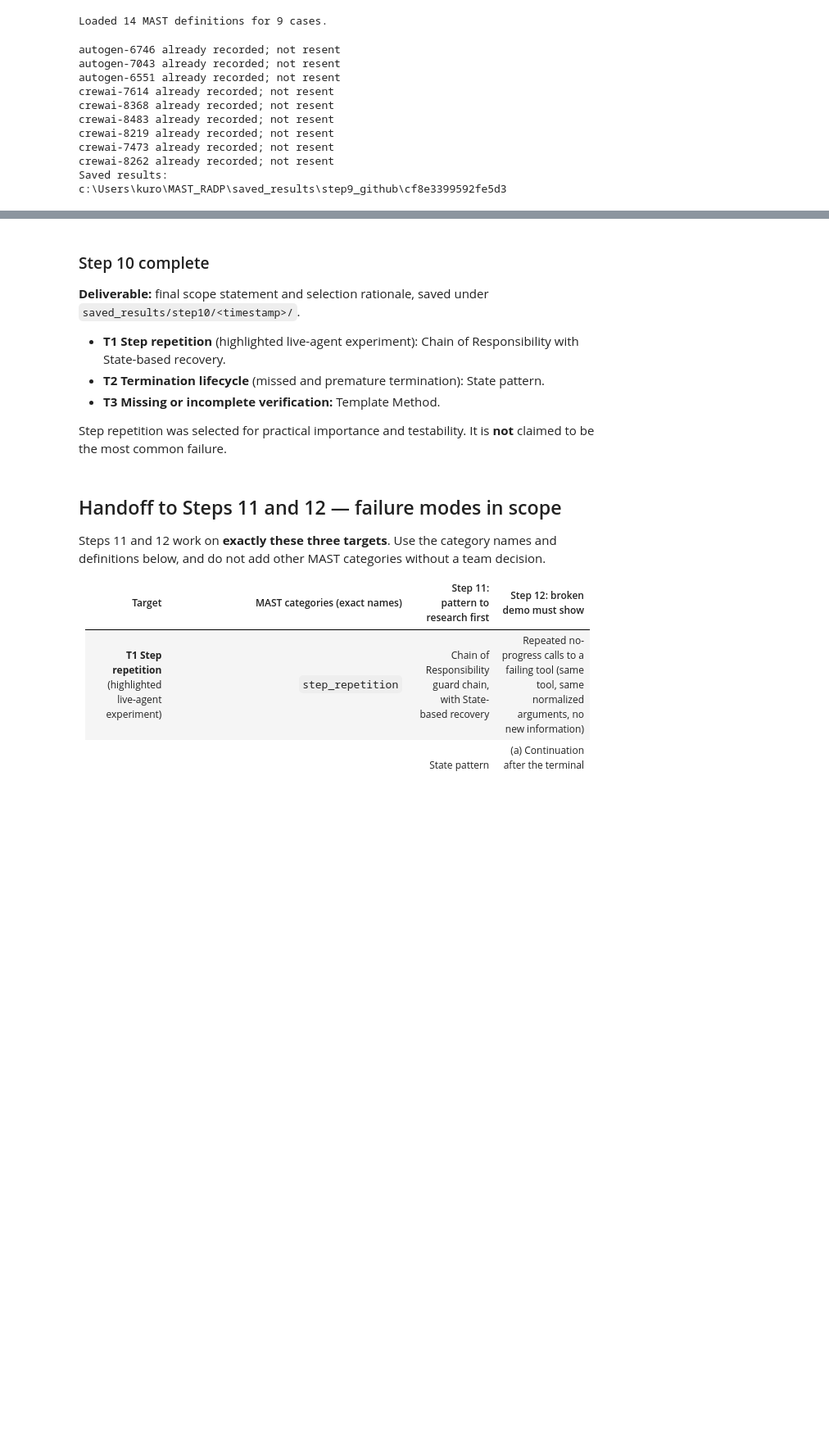
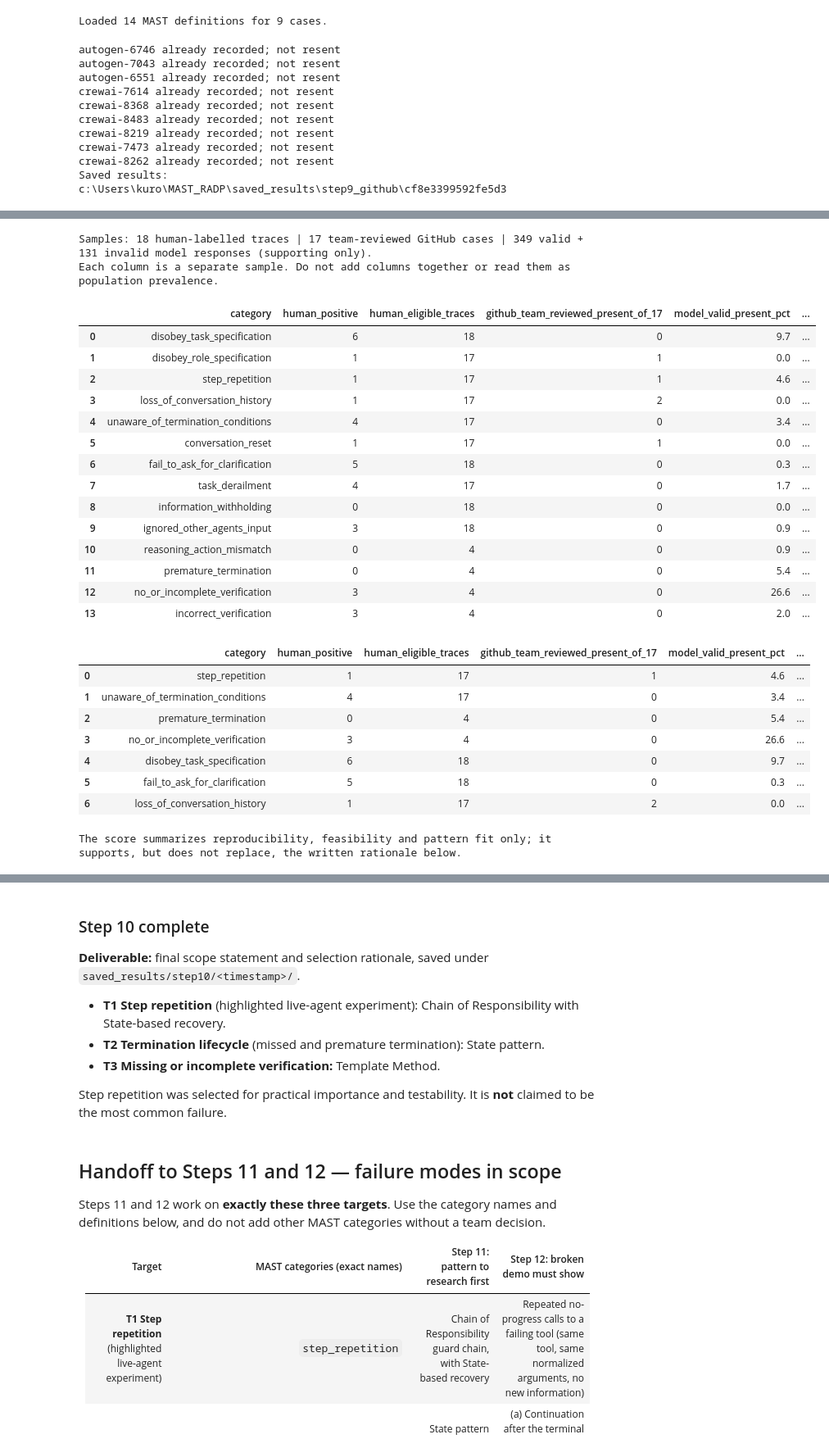
Before and after one commit to RyanChang0369/MAST_RADP, a Jupyter notebook: llm_judge_pipeline.ipynb, the cells around one changed output, grey strips where cells are left out. Shown at 82% size. Saved outputs shown, nothing was run; the diff lists cells and outputs as text; code cells hidden in the pictures; blank space fills up the shorter version.

Commit message:
Integrate all 17 GitHub cases into Step 10 evidence

```diff
--- a/llm_judge_pipeline.ipynb
+++ b/llm_judge_pipeline.ipynb
@@ -1398,6 +1398,7 @@ Step 10 has two cells:
 # %%
 # STEP 10.1 — Evidence by sample and candidate assessment (no API calls).
 import json
+import hashlib
 from pathlib import Path
 from collections import Counter
 import pandas as pd
@@ -1418,11 +1419,29 @@ for row in step10_human["references"]:
     human_counts[row["category"]]["eligible"] += 1
     human_counts[row["category"]]["positive"] += int(row["label"] is True)
 
-# (2) Team-reviewed GitHub cases (Step 9 export).
+# (2) Combine original reviews with Simon's corrected eight-case export.
 team_csv = ROOT / "saved_results" / "step9_github" / "cf8e3399592fe5d3" / "exports" / "category_labels_and_reasons.csv"
-team_df = pd.read_csv(team_csv, dtype=str, keep_default_na=False, encoding="utf-8-sig")
-assert len(team_df) == 126 and team_df["case_id"].nunique() == 9, "Unexpected Step 9 export."
-assert set(team_df["human_decision"]) <= set(DECISIONS), "Unexpected Step 9 review decision."
+simon_csv = ROOT / "simon_eight_case_category_labels_reviewed.csv"
+review_sources = [(team_csv, 9), (simon_csv, 8)]
+review_frames = []
+step10_review_provenance = []
+for review_path, expected_cases in review_sources:
+    frame = pd.read_csv(review_path, dtype=str, keep_default_na=False, encoding="utf-8-sig")
+    assert len(frame) == expected_cases * len(STEP10_CATEGORIES)
+    assert frame["case_id"].nunique() == expected_cases
+    assert not frame.duplicated(["case_id", "mast_category"]).any()
+    for _, group in frame.groupby("case_id"):
+        assert set(group["mast_category"]) == set(STEP10_CATEGORIES)
+    assert set(frame["human_decision"]) <= set(DECISIONS)
+    expected_labels = frame["human_decision"].map({"present": "True", "absent": "False", "insufficient_evidence": ""})
+    assert frame["human_label"].equals(expected_labels)
+    assert frame["human_review_note"].str.strip().ne("").all()
+    frame["source_file"] = review_path.relative_to(ROOT).as_posix()
+    review_frames.append(frame)
+    step10_review_provenance.append({"path": review_path.relative_to(ROOT).as_posix(), "sha256": hashlib.sha256(review_path.read_bytes()).hexdigest()})
+team_df = pd.concat(review_frames, ignore_index=True)
+assert len(team_df) == 238 and team_df["case_id"].nunique() == 17
+assert not team_df.duplicated(["case_id", "mast_category"]).any()
 team_cases = team_df["case_id"].nunique()
 
 # (3) Supporting only: Gemini predictions on development traces (canonical full run).
@@ -1473,7 +1492,7 @@ STEP10_CRITERIA = ["impact", "evidence_quality", "reproducibility", "experiment_
 CANDIDATE_ASSESSMENT = {
     "step_repetition": {
         "impact": ("High", "Wasted tool calls and tokens; loops can block task completion."),
-        "evidence_quality": ("Medium", "Rare in the human sample and no reviewed GitHub positive, but strongly hidden by the duplicate-quote validator defect."),
+        "evidence_quality": ("Medium", "Rare in the human sample; one reviewed GitHub positive (langgraph-5062). Output rejection may bias model summaries; these are not prevalence estimates."),
         "reproducibility": ("High", "A persistent tool fault creates the conditions for repeated calls on demand."),
         "experiment_feasibility": ("High", "Repetition is countable directly from tool-call logs."),
         "pattern_fit": ("High", "Chain of Responsibility guard chain, with State-based recovery."),
@@ -1512,33 +1531,60 @@ CANDIDATE_ASSESSMENT = {
         "reproducibility": ("Low", "Needs deliberately ambiguous multi-agent exchanges."),
         "experiment_feasibility": ("Low", "Whether a question was warranted is hard to score objectively."),
         "pattern_fit": ("Medium", "Possible Mediator, but weakly tied to the mechanism."),
     },
     "loss_of_conversation_history": {
         "impact": ("High", "Facts disappear across retries or handoffs."),
         "evidence_quality": ("Medium", "Two team-reviewed GitHub positives, but almost no trace or model support."),
         "reproducibility": ("Medium", "A retry or handoff fixture can drop context."),
         "experiment_feasibility": ("Medium", "Context retention is checkable."),
         "pattern_fit": ("Medium", "Handoff contract rather than one classic pattern."),
     },
 }
 
 rating_score = {"High": 2, "Medium": 1, "Low": 0}
 count_lookup = {r["category"]: r for r in step10_counts_df.to_dict("records")}
 matrix_rows = []
 for category, ratings in CANDIDATE_ASSESSMENT.items():
     row = dict(count_lookup[category])
     for criterion in STEP10_CRITERIA:
         rating, reason = ratings[criterion]
         row[criterion] = rating
         row[criterion + "_reason"] = reason
     row["feasibility_and_fit_score"] = sum(rating_score[ratings[c][0]] for c in ("reproducibility", "experiment_feasibility", "pattern_fit"))
     matrix_rows.append(row)
 step10_matrix_df = pd.DataFrame(matrix_rows)
 display(step10_matrix_df[["category", "human_positive", "human_eligible_traces",
                           step10_counts_df.columns[3],
                           "model_valid_present_pct", "model_all_outputs_present_pct",
                           *STEP10_CRITERIA, "feasibility_and_fit_score"]])
 print("The score summarizes reproducibility, feasibility and pattern fit only; it supports, but does not replace, the written rationale below.")
+# %% [output]
+Samples: 18 human-labelled traces | 17 team-reviewed GitHub cases | 349 valid + 131 invalid model responses (supporting only).
+Each column is a separate sample. Do not add columns together or read them as population prevalence.
+|  | category | human_positive | human_eligible_traces | github_team_reviewed_present_of_17 | model_valid_present_pct | ... |
+| 0 | disobey_task_specification | 6 | 18 | 0 | 9.7 | ... |
+| 1 | disobey_role_specification | 1 | 17 | 1 | 0.0 | ... |
+| 2 | step_repetition | 1 | 17 | 1 | 4.6 | ... |
+| 3 | loss_of_conversation_history | 1 | 17 | 2 | 0.0 | ... |
+| 4 | unaware_of_termination_conditions | 4 | 17 | 0 | 3.4 | ... |
+| 5 | conversation_reset | 1 | 17 | 1 | 0.0 | ... |
+| 6 | fail_to_ask_for_clarification | 5 | 18 | 0 | 0.3 | ... |
+| 7 | task_derailment | 4 | 17 | 0 | 1.7 | ... |
+| 8 | information_withholding | 0 | 18 | 0 | 0.0 | ... |
+| 9 | ignored_other_agents_input | 3 | 18 | 0 | 0.9 | ... |
+| 10 | reasoning_action_mismatch | 0 | 4 | 0 | 0.9 | ... |
+| 11 | premature_termination | 0 | 4 | 0 | 5.4 | ... |
+| 12 | no_or_incomplete_verification | 3 | 4 | 0 | 26.6 | ... |
+| 13 | incorrect_verification | 3 | 4 | 0 | 2.0 | ... |
+|  | category | human_positive | human_eligible_traces | github_team_reviewed_present_of_17 | model_valid_present_pct | ... |
+| 0 | step_repetition | 1 | 17 | 1 | 4.6 | ... |
+| 1 | unaware_of_termination_conditions | 4 | 17 | 0 | 3.4 | ... |
+| 2 | premature_termination | 0 | 4 | 0 | 5.4 | ... |
+| 3 | no_or_incomplete_verification | 3 | 4 | 0 | 26.6 | ... |
+| 4 | disobey_task_specification | 6 | 18 | 0 | 9.7 | ... |
+| 5 | fail_to_ask_for_clarification | 5 | 18 | 0 | 0.3 | ... |
+| 6 | loss_of_conversation_history | 1 | 17 | 2 | 0.0 | ... |
+The score summarizes reproducibility, feasibility and pattern fit only; it supports, but does not replace, the written rationale below.
 # %%
 # STEP 10.2 — Final scope, selection rationale and saved deliverable.
 C = step10_counts_df.set_index("category")
```
Also changed, not shown: parts of 7 cells of this notebook, 6 other files.
